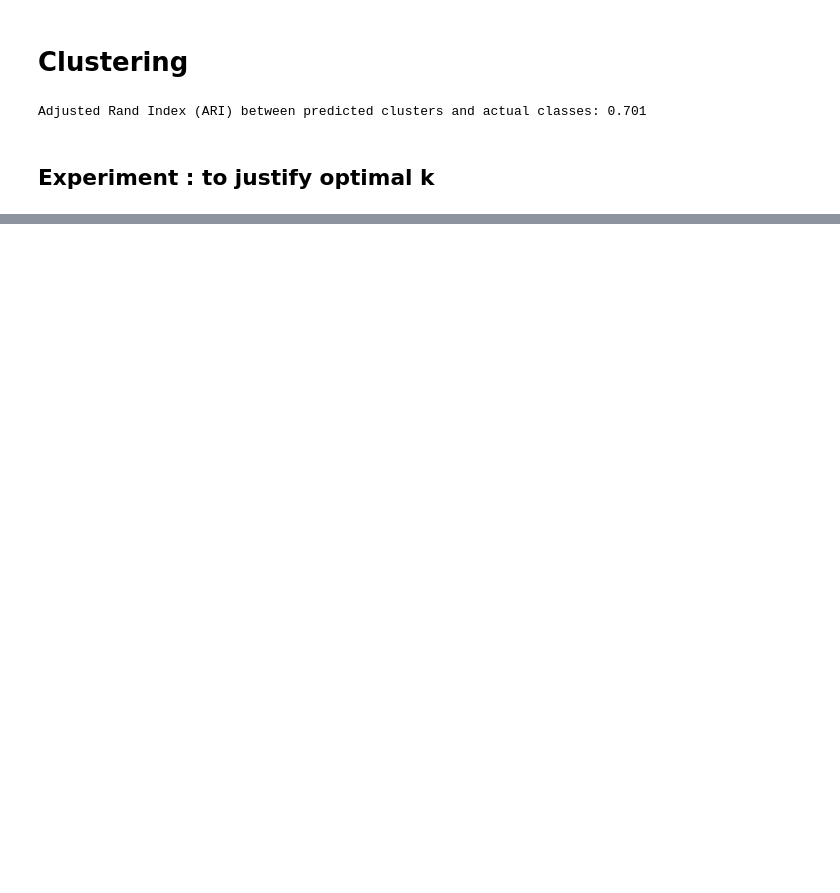
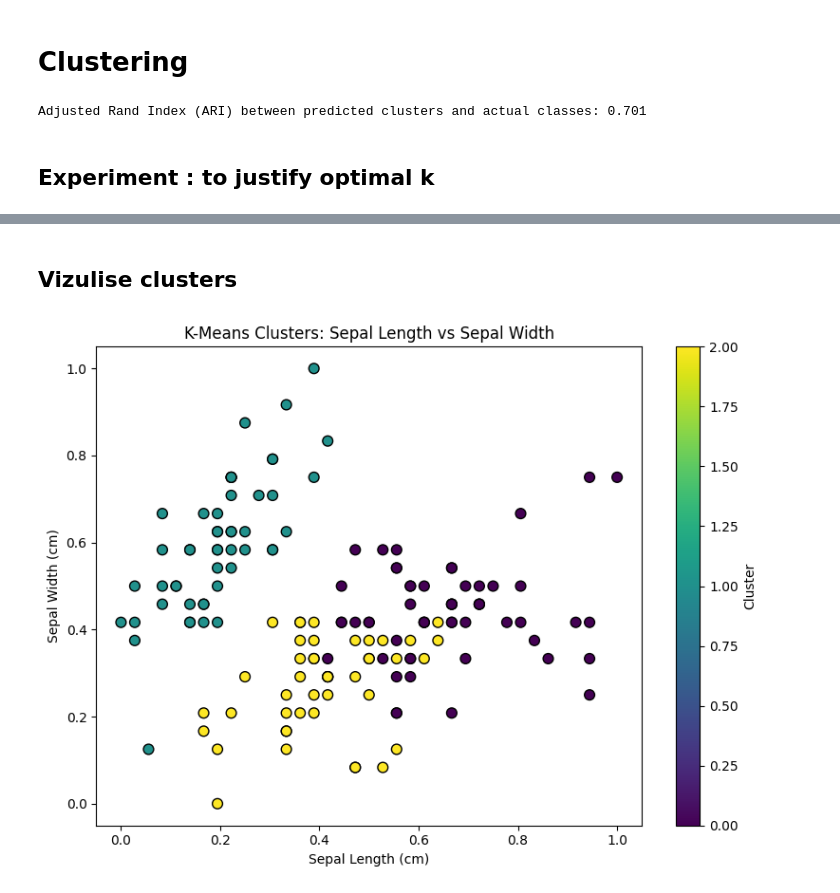
Before and after one commit to MMMakena/DSA-2040_Practical_Exam_Mitchel_413, a Jupyter notebook: Data Mining/Clustering/clustering_iris.ipynb, the cells around one changed output, grey strips where cells are left out. Saved outputs shown, nothing was run; the diff lists cells and outputs as text; code cells hidden in the pictures; blank space fills up the shorter version.

```diff
--- a/Data Mining/Clustering/clustering_iris.ipynb
+++ b/Data Mining/Clustering/clustering_iris.ipynb
@@ -62 +65,18 @@ k=4, inertia=5.53
 [figure]
+# %% [markdown]
+## Vizulise clusters
+# %%
+# Visualize clusters
+
+# Scatter plot of sepal length vs sepal width, colored by cluster
+plt.figure(figsize=(8,6))
+plt.scatter(X['sepal length (cm)'], X['sepal width (cm)'], c=pred_clusters, cmap='viridis', edgecolor='k', s=60)
+plt.xlabel('Sepal Length (cm)')
+plt.ylabel('Sepal Width (cm)')
+plt.title('K-Means Clusters: Sepal Length vs Sepal Width')
+plt.colorbar(label='Cluster')
+plt.tight_layout()
+plt.savefig(r'C:\Users\Makena\OneDrive\Desktop\USIU\2nd Summer sem\DWM\End sem\DSA-2040_Practical_Exam_Mitchel_413\images\cluster_scatter_sepal.png')
+plt.show()
+# %% [output]
+[figure, added]
```
Also changed, not shown: parts of 1 cell of this notebook, 8 other files.
